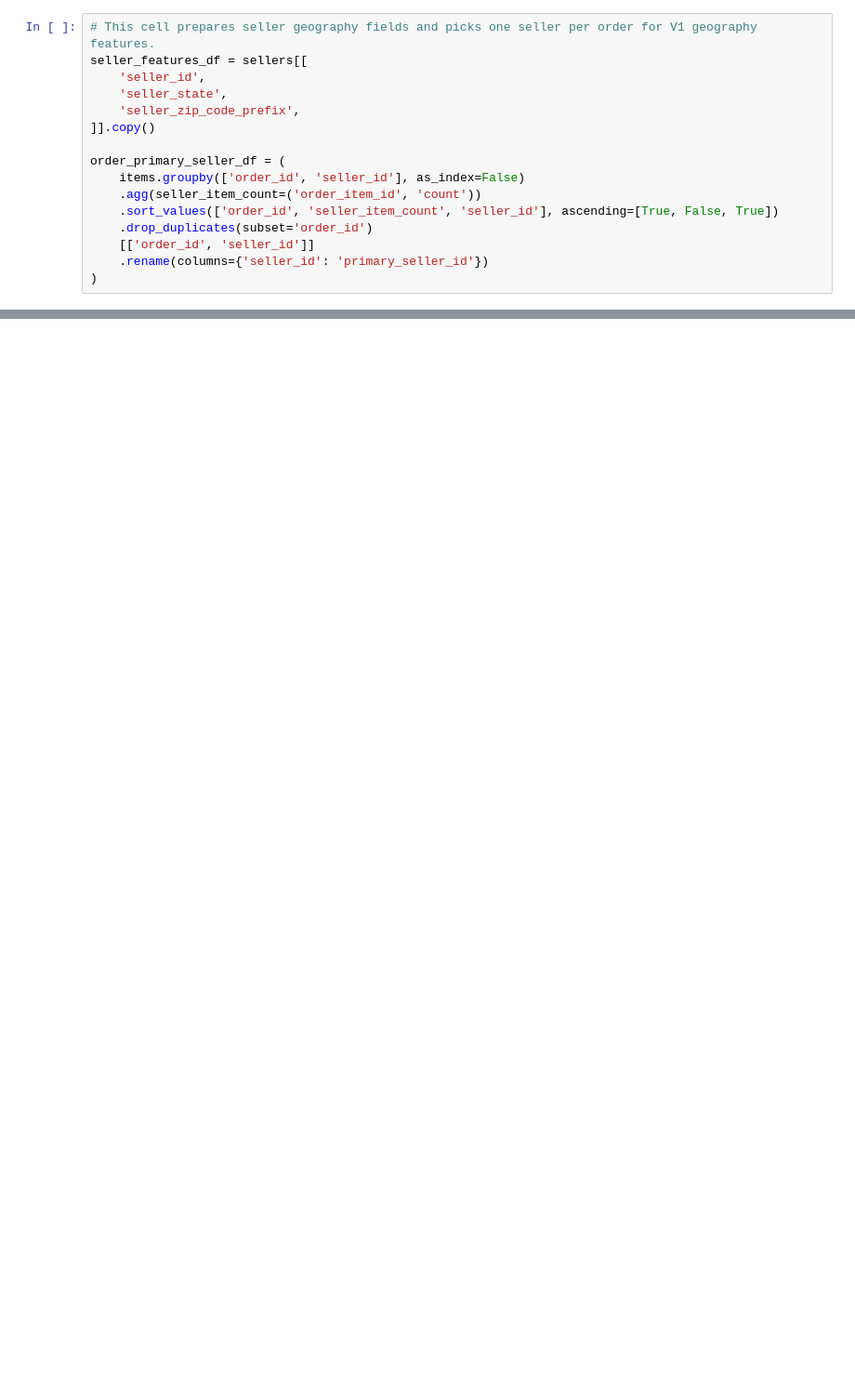
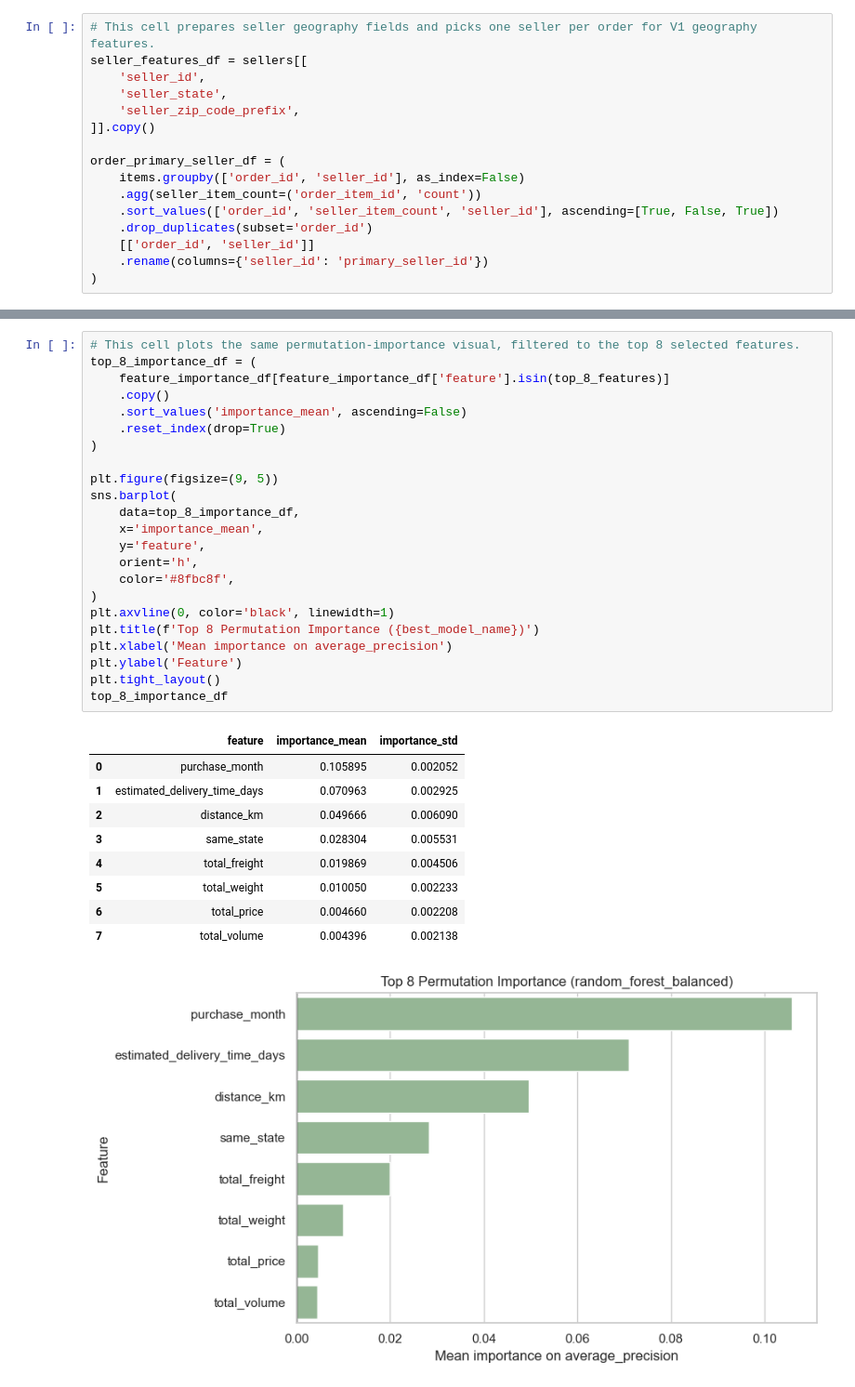
Before and after one commit to abner577/ds-delivery-delay, a Jupyter notebook: ds-delivery-date.ipynb, the cells around one changed output, grey strips where cells are left out. Shown at 93% size. Cells and saved outputs as stored; diff of their text form; blank space fills up the shorter version.

```diff
--- a/ds-delivery-date.ipynb
+++ b/ds-delivery-date.ipynb
@@ -429,0 +717,34 @@ Test rows:     19294
+# %%
+# This cell plots the same permutation-importance visual, filtered to the top 8 selected features.
+top_8_importance_df = (
+    feature_importance_df[feature_importance_df['feature'].isin(top_8_features)]
+    .copy()
+    .sort_values('importance_mean', ascending=False)
+    .reset_index(drop=True)
+)
+
+plt.figure(figsize=(9, 5))
+sns.barplot(
+    data=top_8_importance_df,
+    x='importance_mean',
+    y='feature',
+    orient='h',
+    color='#8fbc8f',
+)
+plt.axvline(0, color='black', linewidth=1)
+plt.title(f'Top 8 Permutation Importance ({best_model_name})')
+plt.xlabel('Mean importance on average_precision')
+plt.ylabel('Feature')
+plt.tight_layout()
+top_8_importance_df
+# %% [output]
+|  | feature | importance_mean | importance_std |
+| 0 | purchase_month | 0.105895 | 0.002052 |
+| 1 | estimated_delivery_time_days | 0.070963 | 0.002925 |
+| 2 | distance_km | 0.049666 | 0.006090 |
+| 3 | same_state | 0.028304 | 0.005531 |
+| 4 | total_freight | 0.019869 | 0.004506 |
+| 5 | total_weight | 0.010050 | 0.002233 |
+| 6 | total_price | 0.004660 | 0.002208 |
+| 7 | total_volume | 0.004396 | 0.002138 |
+[figure, added]
```
Also changed, not shown: parts of 27 cells of this notebook, 1 other file.
